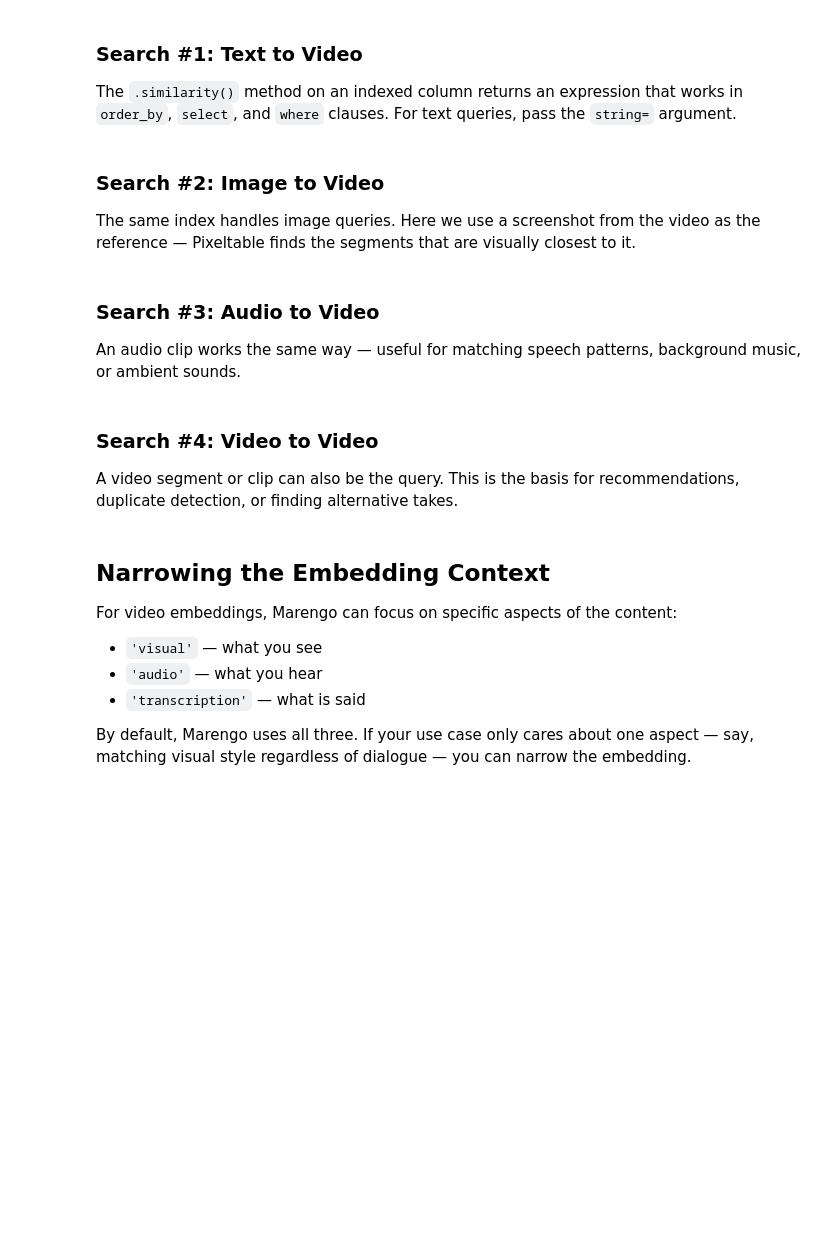
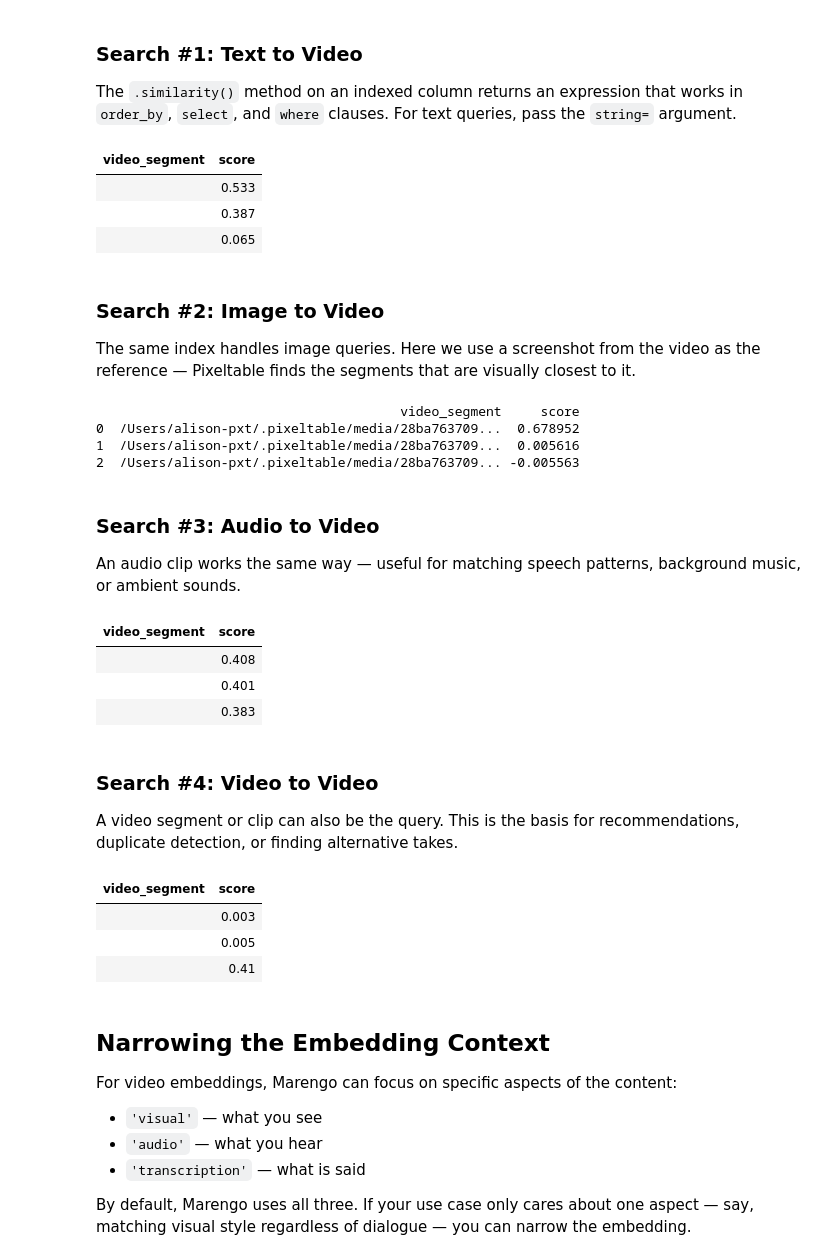
Before and after one commit to apreshill/mm-demo, a Jupyter notebook: halftime.ipynb, the cells around one changed output. Drawn from its saved outputs; the diff is of its cells as text; code cells hidden in the pictures; blank space fills up the shorter version.

```diff
--- a/halftime.ipynb
+++ b/halftime.ipynb
@@ -154,11 +166,16 @@ That's it for setup. Pixeltable sent each segment to the TwelveLabs Embed API, s
 
 The `.similarity()` method on an indexed column returns an expression that works in `order_by`, `select`, and `where` clauses. For text queries, pass the `string=` argument.
 # %%
-sim = video_chunks.video_segment.similarity(string='violinists playing')
+sim = video_chunks.video_segment.similarity(string='a wedding')
 
 video_chunks.order_by(sim, asc=False).limit(3).select(
     video_chunks.video_segment, score=sim
 ).collect()
+# %% [output]
+| video_segment | score |
+|  | 0.533 |
+|  | 0.387 |
+|  | 0.065 |
 # %% [markdown]
 ### Search #2: Image to Video
 
@@ -166,35 +185,48 @@ The same index handles image queries. Here we use a screenshot from the video as
 # %%
-image_query = 'media/qry-img-grass.jpg'
-
 sim = video_chunks.video_segment.similarity(image=image_query)
 
 video_chunks.order_by(sim, asc=False).limit(3).select(
     video_chunks.video_segment, score=sim
 ).collect()
+# %% [output]
+                                       video_segment     score
+0  /Users/alison-pxt/.pixeltable/media/28ba763709...  0.678952
+1  /Users/alison-pxt/.pixeltable/media/28ba763709...  0.005616
+2  /Users/alison-pxt/.pixeltable/media/28ba763709... -0.005563
 # %% [markdown]
 ### Search #3: Audio to Video
 
 An audio clip works the same way — useful for matching speech patterns, background music, or ambient sounds.
 # %%
-audio_query = 'media/aud-yo-perreo-sola.wav'
+audio_query = 'media/qry-aud-violin-cover.wav'
 
 sim = video_chunks.video_segment.similarity(audio=audio_query)
 
 video_chunks.order_by(sim, asc=False).limit(3).select(
     video_chunks.video_segment, score=sim
 ).collect()
+# %% [output]
+| video_segment | score |
+|  | 0.408 |
+|  | 0.401 |
+|  | 0.383 |
 # %% [markdown]
 ### Search #4: Video to Video
 
 A video segment or clip can also be the query. This is the basis for recommendations, duplicate detection, or finding alternative takes.
 # %%
-video_query = 'media/qry-video-clip.mp4'
+video_query = 'media/qry-video-violin-cover.mp4'
 
 sim = video_chunks.video_segment.similarity(video=video_query)
 
 video_chunks.order_by(sim, asc=False).limit(3).select(
     video_chunks.video_segment, score=sim
 ).collect()
+# %% [output]
+| video_segment | score |
+|  | 0.003 |
+|  | 0.005 |
+|  | 0.41 |
 # %% [markdown]
 ## Narrowing the Embedding Context
 
```
Also changed, not shown: parts of 13 cells of this notebook, 4 other files.
